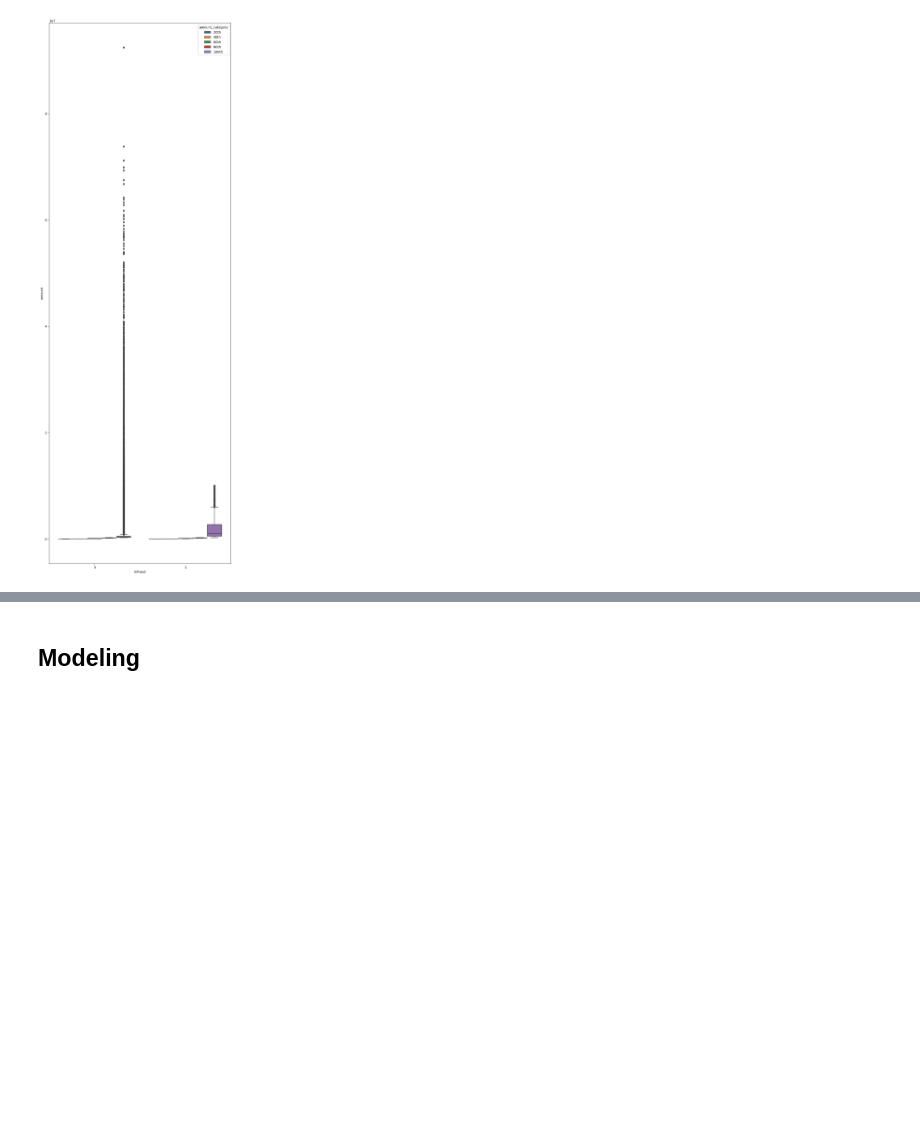
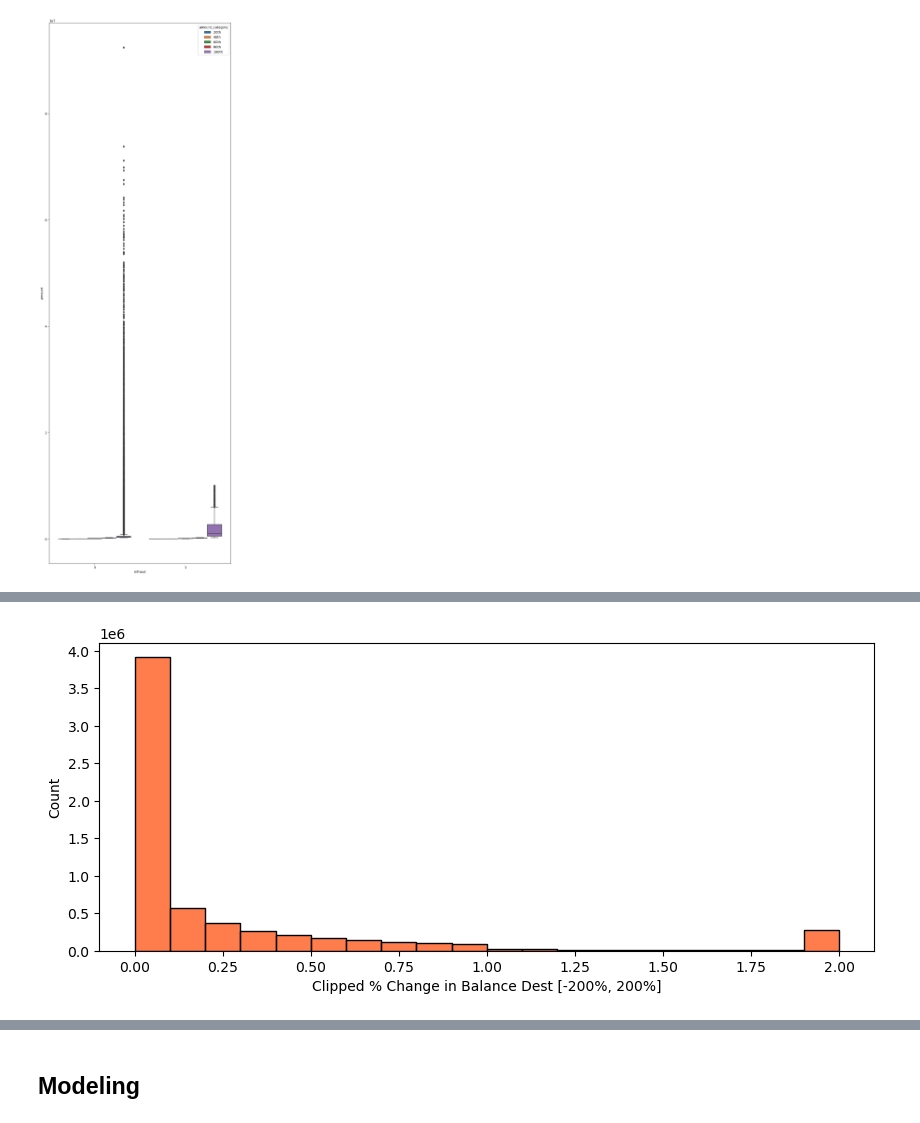
Before and after one commit to dsprincess/python-projects, a Jupyter notebook: Fraud Detection Analysis.ipynb, the cells around one changed output, grey strips where cells are left out. Saved outputs shown, nothing was run; the diff lists cells and outputs as text; code cells hidden in the pictures; blank space fills up the shorter version.

```diff
--- a/Fraud Detection Analysis.ipynb
+++ b/Fraud Detection Analysis.ipynb
@@ -408,0 +457,10 @@ sns.boxplot(data=df_transactions, x='isFraud', y='amount', hue='amount_category'
+# %%
+# Avoid extreme outliers skewing the plot.
+df_updated['%changeInBalanceDest_clipped'] = df_updated['%changeInBalanceDest'].clip(-2, 2)  # clip to [-200%, 200%]
+
+fig, ax = plt.subplots(figsize=(10, 4))
+sns.histplot(data=df_updated, x='%changeInBalanceDest_clipped', bins=20, alpha=0.7, color='#FF4500')
+ax.set_xlabel("Clipped % Change in Balance Dest [-200%, 200%]")
+plt.show()
+# %% [output]
+[figure, added]
```
Also changed, not shown: parts of 8 cells of this notebook.
